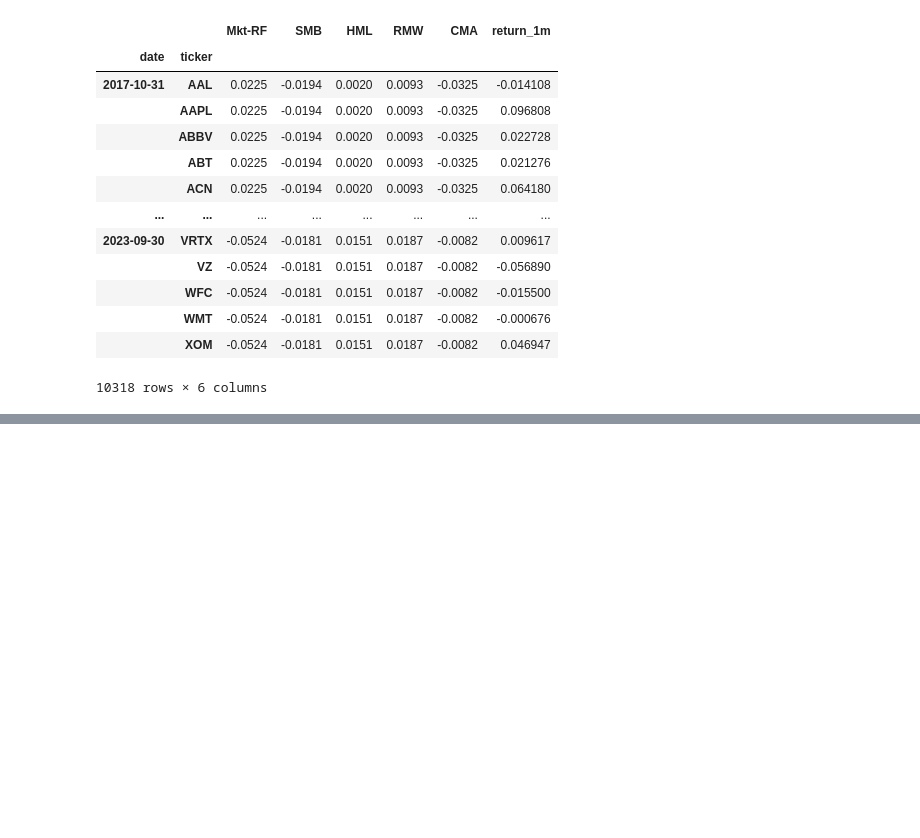
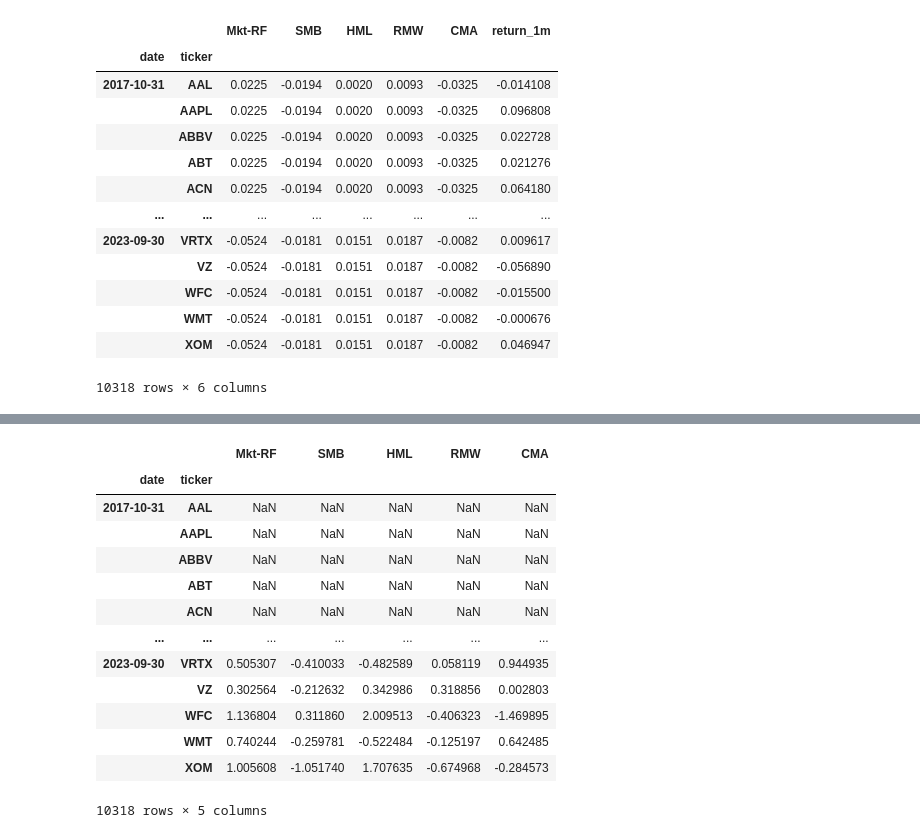
Before and after one commit to cody-mckeon/Unsupervised-Learning-Trading-Strategy, a Jupyter notebook: Unsupervised-Learning-Trading.ipynb, the cells around one changed output, grey strips where cells are left out. Saved outputs shown, nothing was run; the diff lists cells and outputs as text; code cells hidden in the pictures; blank space fills up the shorter version.

```diff
--- a/Unsupervised-Learning-Trading.ipynb
+++ b/Unsupervised-Learning-Trading.ipynb
@@ -323,0 +354,17 @@ factor_data
+# %%
+betas.groupby('ticker').shift()
+# %% [output]
+|  |  | Mkt-RF | SMB | HML | RMW | CMA |
+| date | ticker |  |  |  |  |  |
+| 2017-10-31 | AAL | NaN | NaN | NaN | NaN | NaN |
+|  | AAPL | NaN | NaN | NaN | NaN | NaN |
+|  | ABBV | NaN | NaN | NaN | NaN | NaN |
+|  | ABT | NaN | NaN | NaN | NaN | NaN |
+|  | ACN | NaN | NaN | NaN | NaN | NaN |
+| ... | ... | ... | ... | ... | ... | ... |
+| 2023-09-30 | VRTX | 0.505307 | -0.410033 | -0.482589 | 0.058119 | 0.944935 |
+|  | VZ | 0.302564 | -0.212632 | 0.342986 | 0.318856 | 0.002803 |
+|  | WFC | 1.136804 | 0.311860 | 2.009513 | -0.406323 | -1.469895 |
+|  | WMT | 0.740244 | -0.259781 | -0.522484 | -0.125197 | 0.642485 |
+|  | XOM | 1.005608 | -1.051740 | 1.707635 | -0.674968 | -0.284573 |
+10318 rows × 5 columns
```
Also changed, not shown: parts of 10 cells of this notebook.
